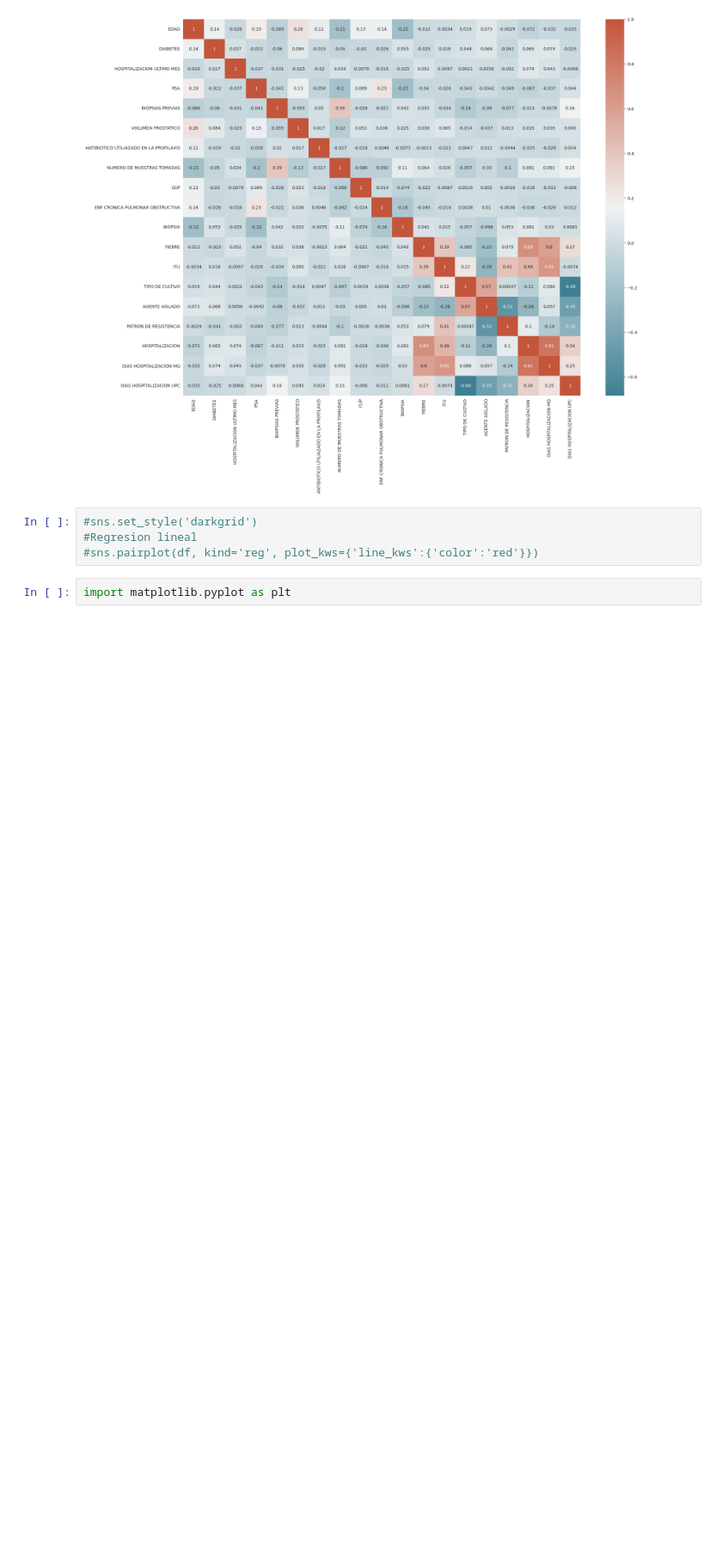
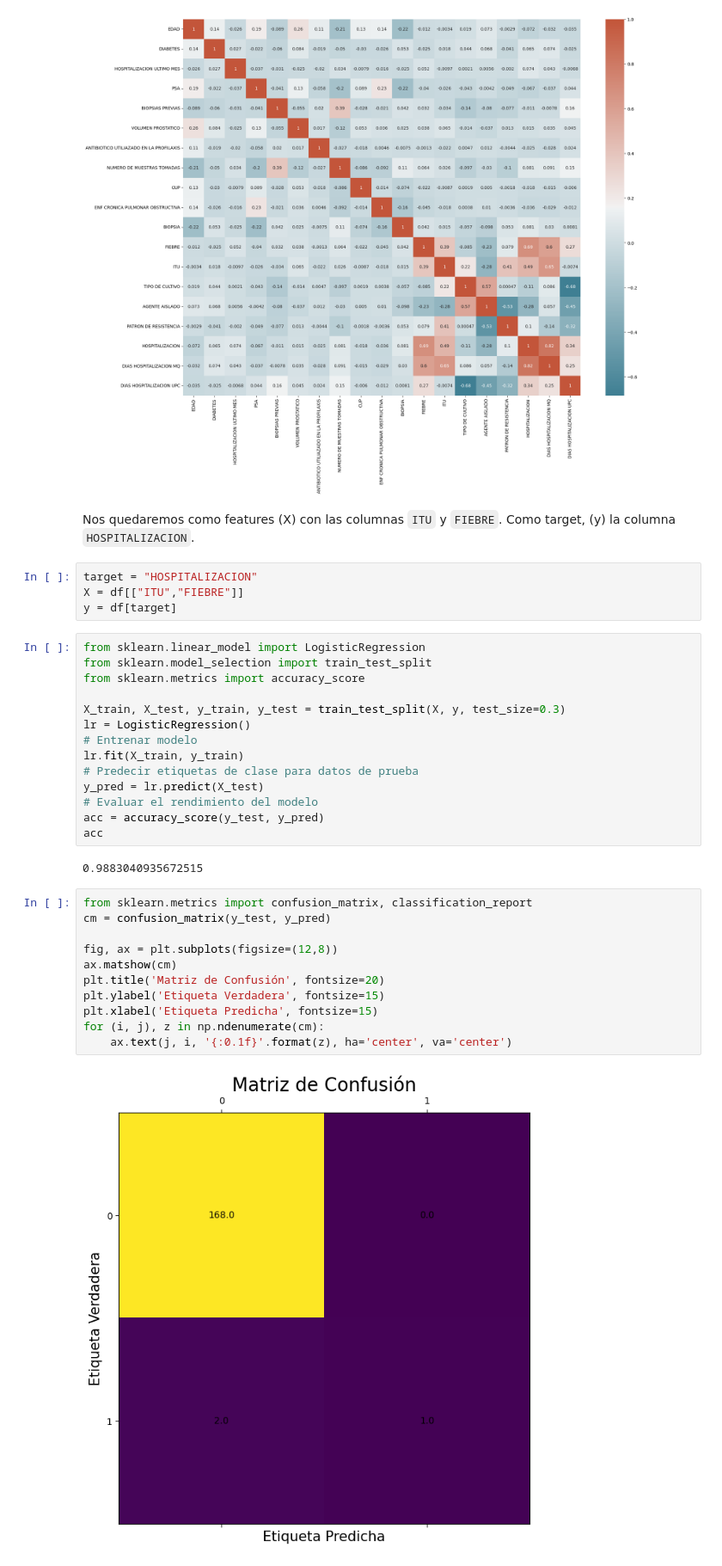
Before and after one commit to printer130/ml_hospital_health_care_study, a Jupyter notebook: index.ipynb, the cells around one changed output. Shown at 86% size. Cells and saved outputs as stored; diff of their text form; blank space fills up the shorter version.

Commit message:
📚 docs: Add confusion matrix

```diff
--- a/index.ipynb
+++ b/index.ipynb
@@ -175,9 +177,38 @@ sns.heatmap(corr, xticklabels=corr.columns, yticklabels=corr.columns, annot=True
 # %% [output]
 <Axes: >
 [figure]
-# %%
-#sns.set_style('darkgrid')
-#Regresion lineal
-#sns.pairplot(df, kind='reg', plot_kws={'line_kws':{'color':'red'}})
-# %%
-import matplotlib.pyplot as plt
+# %% [markdown]
+Nos quedaremos como features (X) con las columnas `ITU` y `FIEBRE`. Como target, (y) la columna `HOSPITALIZACION`.
+# %%
+target = "HOSPITALIZACION"
+X = df[["ITU","FIEBRE"]]
+y = df[target]
+# %%
+from sklearn.linear_model import LogisticRegression
+from sklearn.model_selection import train_test_split
+from sklearn.metrics import accuracy_score
+
+X_train, X_test, y_train, y_test = train_test_split(X, y, test_size=0.3)
+lr = LogisticRegression()
+# Entrenar modelo
+lr.fit(X_train, y_train)
+# Predecir etiquetas de clase para datos de prueba
+y_pred = lr.predict(X_test)
+# Evaluar el rendimiento del modelo
+acc = accuracy_score(y_test, y_pred)
+acc
+# %% [output]
+0.9883040935672515
+# %%
+from sklearn.metrics import confusion_matrix, classification_report
+cm = confusion_matrix(y_test, y_pred)
+
+fig, ax = plt.subplots(figsize=(12,8))
+ax.matshow(cm)
+plt.title('Matriz de Confusión', fontsize=20)
+plt.ylabel('Etiqueta Verdadera', fontsize=15)
+plt.xlabel('Etiqueta Predicha', fontsize=15)
+for (i, j), z in np.ndenumerate(cm):
+    ax.text(j, i, '{:0.1f}'.format(z), ha='center', va='center')
+# %% [output]
+[figure, added]
```
Also changed, not shown: parts of 2 cells of this notebook.
